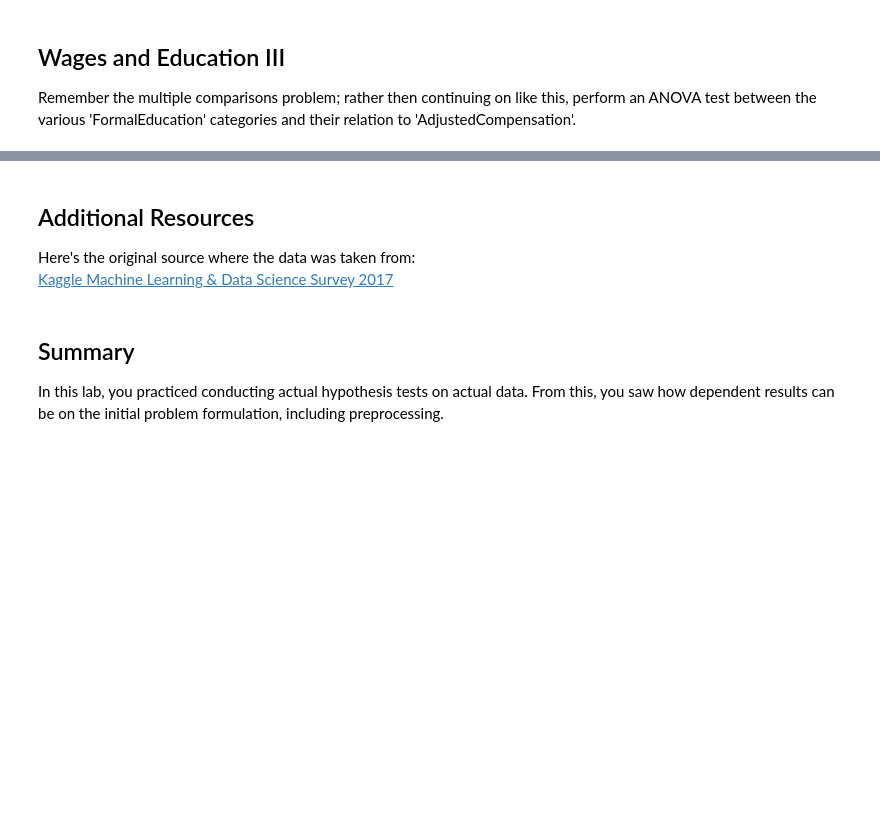
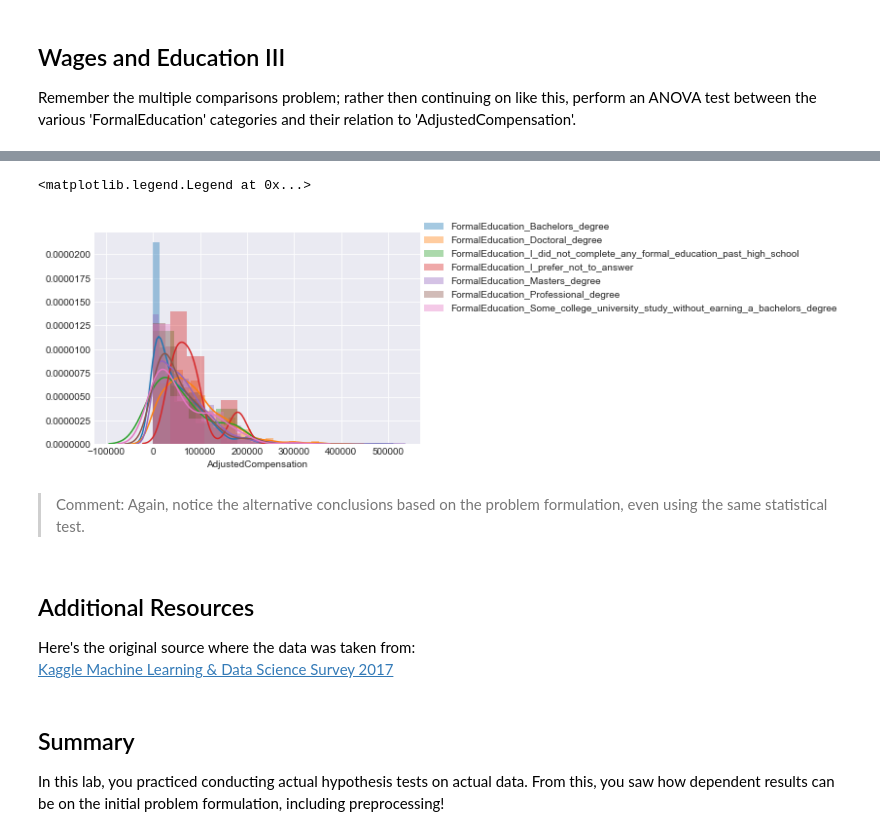
Before and after one commit to learn-co-curriculum/dsc-in-depth-ab-testing-lab, a Jupyter notebook: index.ipynb, the cells around one changed output, grey strips where cells are left out. Cells and saved outputs as stored; diff of their text form; code cells hidden in the pictures; blank space fills up the shorter version.

```diff
--- a/index.ipynb
+++ b/index.ipynb
@@ -121,0 +193,13 @@ Remember the multiple comparisons problem; rather then continuing on like this,
+# %%
+temp = pd.get_dummies(df[df[f2]<=5*10**5][[f1,f2]])
+def clean_col(col):
+    to_replace = {' ':'_', "/":"_", "'":""}
+    for k, v in to_replace.items():
+        col = col.replace(k, v)
+    return col
+temp.columns = [clean_col(col) for col in temp.columns]
+partial_formula = ' + '.join(temp.columns[1:])
+formula = '{} ~ {}'.format(f2, partial_formula)
+lm = ols(formula, temp).fit()
+table = sm.stats.anova_lm(lm, typ=2)
+print(table)
@@ -122,3 +226,12 @@ Remember the multiple comparisons problem; rather then continuing on like this,
+# %%
+for col in temp.columns[1:]:
+    sns.distplot(temp[temp[col]==1]['AdjustedCompensation'], label=col)
+plt.legend(loc=(1,.6))
+# %% [output]
+<matplotlib.legend.Legend at 0x...>
+[figure, added]
+# %% [markdown]
+> Comment: Again, notice the alternative conclusions based on the problem formulation, even using the same statistical test.
 # %% [markdown]
 ## Additional Resources
 
@@ -127,4 +240,4 @@ Here's the original source where the data was taken from:
 # %% [markdown]
 ## Summary
 
-In this lab, you practiced conducting actual hypothesis tests on actual data. From this, you saw how dependent results can be on the initial problem formulation, including preprocessing.
+In this lab, you practiced conducting actual hypothesis tests on actual data. From this, you saw how dependent results can be on the initial problem formulation, including preprocessing!
```
Also changed, not shown: parts of 17 cells of this notebook, 4 other files.
